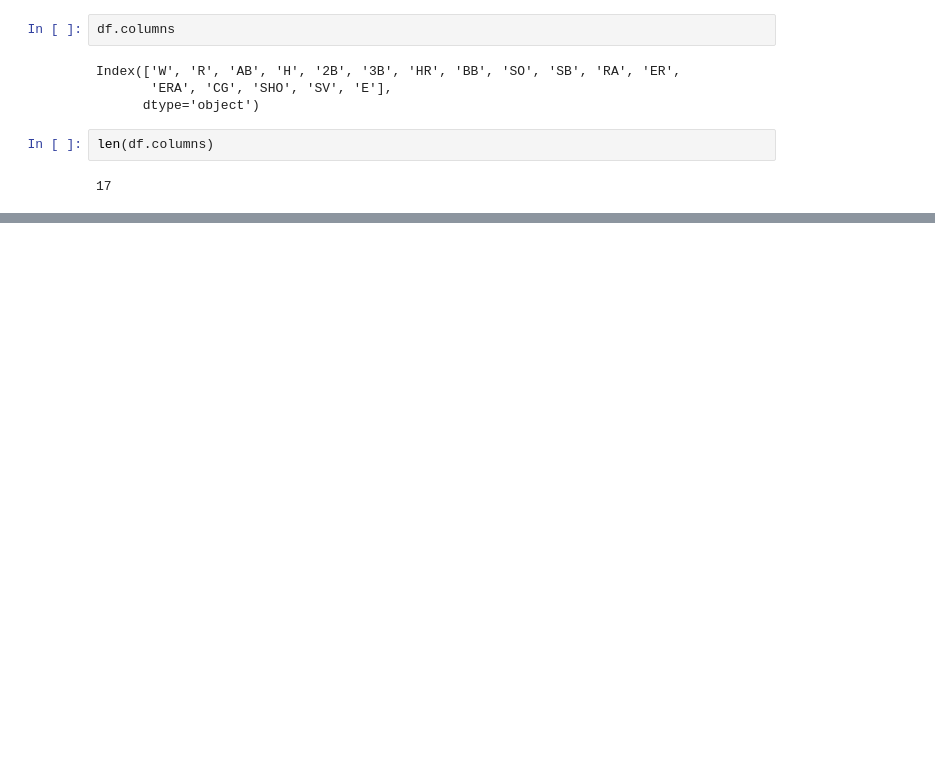
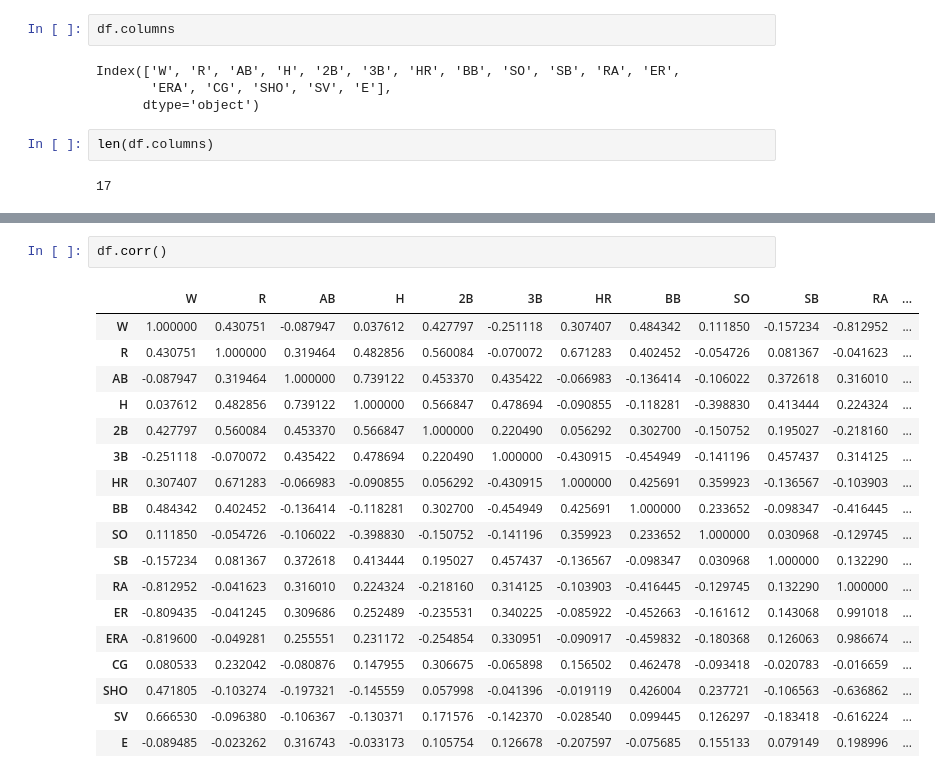
Before and after one commit to DivasMittal/DT-Projects, a Jupyter notebook: DT Evaluation Project - 1 ----- Baseball Case Study.ipynb, the cells around one changed output, grey strips where cells are left out. Cells and saved outputs as stored; diff of their text form; blank space fills up the shorter version.

```diff
--- a/DT Evaluation Project - 1 ----- Baseball Case Study.ipynb
+++ b/DT Evaluation Project - 1 ----- Baseball Case Study.ipynb
@@ -34,3 +38,24 @@ df.describe()
 | 50% | 81.000000 | 689.000000 | 5510.000000 | 1382.500000 | 275.500000 | 31.000000 | 158.500000 | 473.000000 | 1261.50000 | 83.500000 | 695.500000 | ... |
 | 75% | 87.750000 | 718.250000 | 5570.000000 | 1451.500000 | 288.750000 | 39.000000 | 177.000000 | 501.250000 | 1311.50000 | 96.500000 | 732.500000 | ... |
 | max | 100.000000 | 891.000000 | 5649.000000 | 1515.000000 | 308.000000 | 49.000000 | 232.000000 | 570.000000 | 1518.00000 | 134.000000 | 844.000000 | ... |
+# %%
+df.corr()
+# %% [output]
+|  | W | R | AB | H | 2B | 3B | HR | BB | SO | SB | RA | ... |
+| W | 1.000000 | 0.430751 | -0.087947 | 0.037612 | 0.427797 | -0.251118 | 0.307407 | 0.484342 | 0.111850 | -0.157234 | -0.812952 | ... |
+| R | 0.430751 | 1.000000 | 0.319464 | 0.482856 | 0.560084 | -0.070072 | 0.671283 | 0.402452 | -0.054726 | 0.081367 | -0.041623 | ... |
+| AB | -0.087947 | 0.319464 | 1.000000 | 0.739122 | 0.453370 | 0.435422 | -0.066983 | -0.136414 | -0.106022 | 0.372618 | 0.316010 | ... |
+| H | 0.037612 | 0.482856 | 0.739122 | 1.000000 | 0.566847 | 0.478694 | -0.090855 | -0.118281 | -0.398830 | 0.413444 | 0.224324 | ... |
+| 2B | 0.427797 | 0.560084 | 0.453370 | 0.566847 | 1.000000 | 0.220490 | 0.056292 | 0.302700 | -0.150752 | 0.195027 | -0.218160 | ... |
+| 3B | -0.251118 | -0.070072 | 0.435422 | 0.478694 | 0.220490 | 1.000000 | -0.430915 | -0.454949 | -0.141196 | 0.457437 | 0.314125 | ... |
+| HR | 0.307407 | 0.671283 | -0.066983 | -0.090855 | 0.056292 | -0.430915 | 1.000000 | 0.425691 | 0.359923 | -0.136567 | -0.103903 | ... |
+| BB | 0.484342 | 0.402452 | -0.136414 | -0.118281 | 0.302700 | -0.454949 | 0.425691 | 1.000000 | 0.233652 | -0.098347 | -0.416445 | ... |
+| SO | 0.111850 | -0.054726 | -0.106022 | -0.398830 | -0.150752 | -0.141196 | 0.359923 | 0.233652 | 1.000000 | 0.030968 | -0.129745 | ... |
+| SB | -0.157234 | 0.081367 | 0.372618 | 0.413444 | 0.195027 | 0.457437 | -0.136567 | -0.098347 | 0.030968 | 1.000000 | 0.132290 | ... |
+| RA | -0.812952 | -0.041623 | 0.316010 | 0.224324 | -0.218160 | 0.314125 | -0.103903 | -0.416445 | -0.129745 | 0.132290 | 1.000000 | ... |
+| ER | -0.809435 | -0.041245 | 0.309686 | 0.252489 | -0.235531 | 0.340225 | -0.085922 | -0.452663 | -0.161612 | 0.143068 | 0.991018 | ... |
+| ERA | -0.819600 | -0.049281 | 0.255551 | 0.231172 | -0.254854 | 0.330951 | -0.090917 | -0.459832 | -0.180368 | 0.126063 | 0.986674 | ... |
+| CG | 0.080533 | 0.232042 | -0.080876 | 0.147955 | 0.306675 | -0.065898 | 0.156502 | 0.462478 | -0.093418 | -0.020783 | -0.016659 | ... |
+| SHO | 0.471805 | -0.103274 | -0.197321 | -0.145559 | 0.057998 | -0.041396 | -0.019119 | 0.426004 | 0.237721 | -0.106563 | -0.636862 | ... |
+| SV | 0.666530 | -0.096380 | -0.106367 | -0.130371 | 0.171576 | -0.142370 | -0.028540 | 0.099445 | 0.126297 | -0.183418 | -0.616224 | ... |
+| E | -0.089485 | -0.023262 | 0.316743 | -0.033173 | 0.105754 | 0.126678 | -0.207597 | -0.075685 | 0.155133 | 0.079149 | 0.198996 | ... |
```
Also changed, not shown: parts of 28 cells of this notebook.
